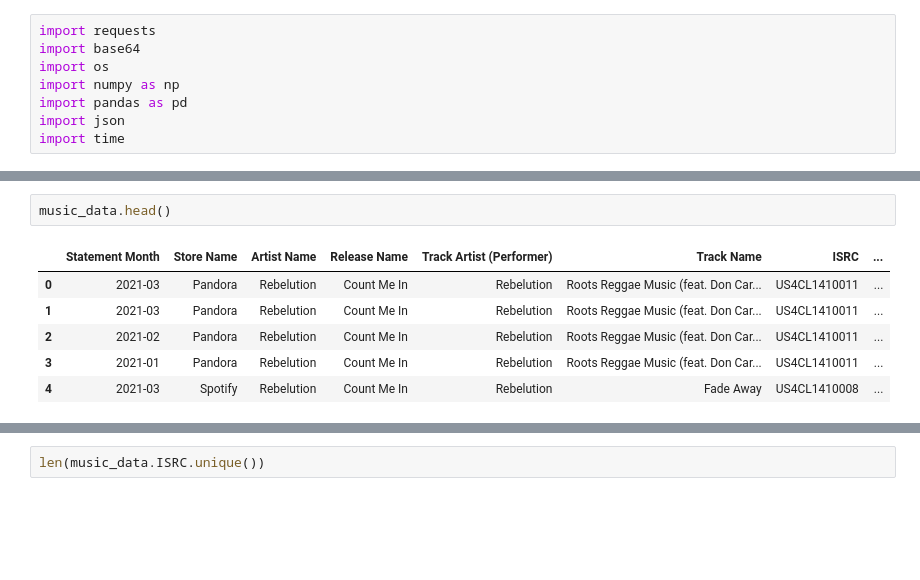
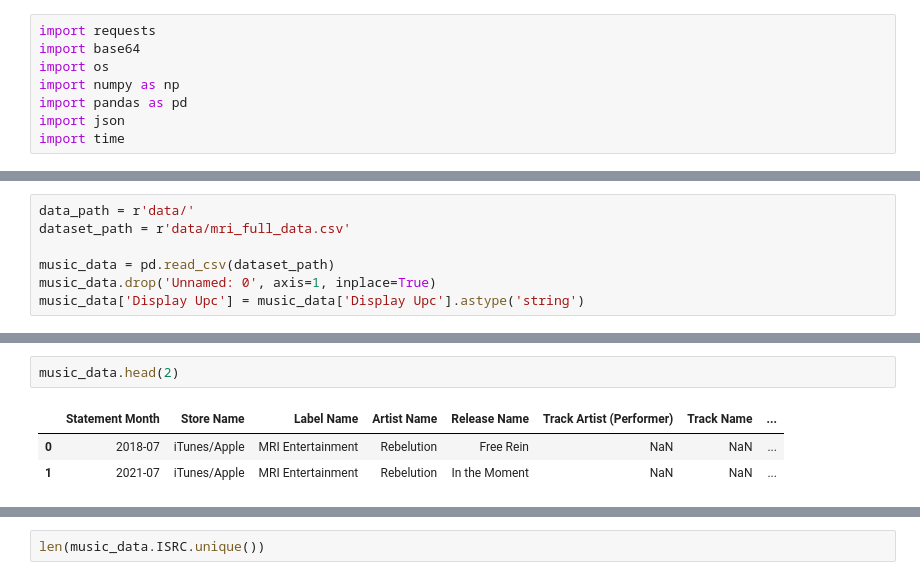
Before and after one commit to melrbischoff/ada-final-project, a Jupyter notebook: get_spotify_data.ipynb, the cells around one changed output, grey strips where cells are left out. Drawn from its saved outputs; the diff is of its cells as text; blank space fills up the shorter version.

Commit message:
committing spotify code and daniels code

```diff
--- a/get_spotify_data.ipynb
+++ b/get_spotify_data.ipynb
@@ -160,0 +190,7 @@ music_data.drop('Unnamed: 0', axis=1, inplace=True)
+# %%
+data_path = r'data/'
+dataset_path = r'data/mri_full_data.csv'
+
+music_data = pd.read_csv(dataset_path)
+music_data.drop('Unnamed: 0', axis=1, inplace=True)
+music_data['Display Upc'] = music_data['Display Upc'].astype('string')
@@ -161,9 +237,6 @@ music_data.drop('Unnamed: 0', axis=1, inplace=True)
 # %%
-music_data.head()
+music_data.head(2)
 # %% [output]
-|  | Statement Month | Store Name | Artist Name | Release Name | Track Artist (Performer) | Track Name | ISRC | ... |
-| 0 | 2021-03 | Pandora | Rebelution | Count Me In | Rebelution | Roots Reggae Music (feat. Don Car... | US4CL1410011 | ... |
-| 1 | 2021-03 | Pandora | Rebelution | Count Me In | Rebelution | Roots Reggae Music (feat. Don Car... | US4CL1410011 | ... |
-| 2 | 2021-02 | Pandora | Rebelution | Count Me In | Rebelution | Roots Reggae Music (feat. Don Car... | US4CL1410011 | ... |
-| 3 | 2021-01 | Pandora | Rebelution | Count Me In | Rebelution | Roots Reggae Music (feat. Don Car... | US4CL1410011 | ... |
-| 4 | 2021-03 | Spotify | Rebelution | Count Me In | Rebelution | Fade Away | US4CL1410008 | ... |
+|  | Statement Month | Store Name | Label Name | Artist Name | Release Name | Track Artist (Performer) | Track Name | ... |
+| 0 | 2018-07 | iTunes/Apple | MRI Entertainment | Rebelution | Free Rein | NaN | NaN | ... |
+| 1 | 2021-07 | iTunes/Apple | MRI Entertainment | Rebelution | In the Moment | NaN | NaN | ... |
```
Also changed, not shown: parts of 36 cells of this notebook, 2 other files.
